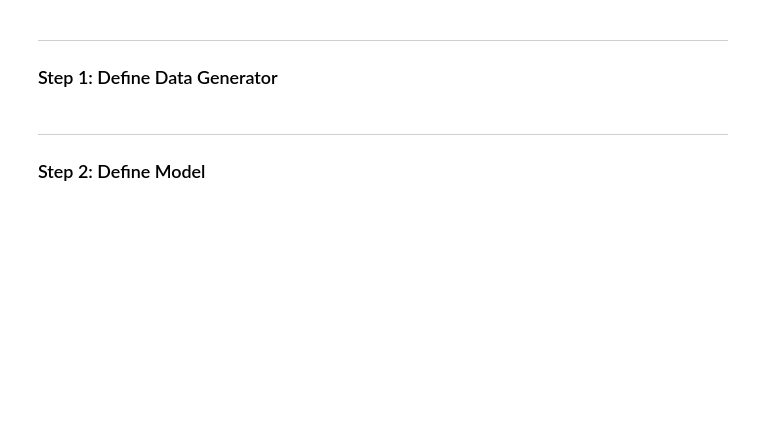
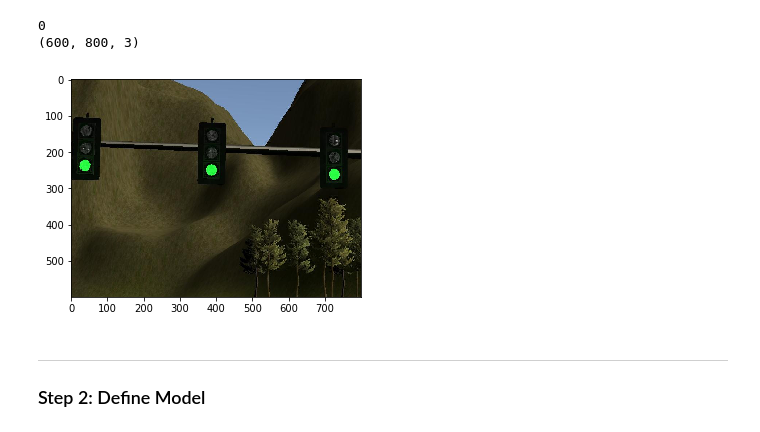
Before and after one commit to OanaGaskey/Self-Driving-Car-Capstone, a Jupyter notebook: data/traffic_light_classifier_data/traffic_light_classifier.ipynb, the cells around one changed output. Saved outputs shown, nothing was run; the diff lists cells and outputs as text; code cells hidden in the pictures; blank space fills up the shorter version.

Commit message:
redifined model without generator

```diff
--- a/data/traffic_light_classifier_data/traffic_light_classifier.ipynb
+++ b/data/traffic_light_classifier_data/traffic_light_classifier.ipynb
@@ -36 +41,12 @@ print(len(val_data))
+# %%
+train_images = []
+train_labels = []
+for line in train_data:
+    img = cv2.cvtColor(cv2.imread('./rec_images/'+str(line[0])+'.jpeg'), cv2.COLOR_BGR2RGB)
+    train_images.append(img)
+    if int(line[1]) == 0: label = 1
+    else: label = 0
+    train_labels.append(label)
+X_train = np.array(train_images)
+y_train = np.array(train_labels)
 # %%
@@ -48,10 +63,9 @@ for batch_line in val_data:
 # %%
-'''
-index = 527
-plt.imshow(images[index])
-print(labels[index])
-print(images[index].shape)
-'''
+index = 524
+plt.imshow(X_train[index])
+print(y_train[index])
+print(X_train[index].shape)
+# %% [output]
+0
+(600, 800, 3)
+[figure, added]
-# %% [markdown]
----
-### Step 1: Define Data Generator
```
Also changed, not shown: parts of 7 cells of this notebook.
